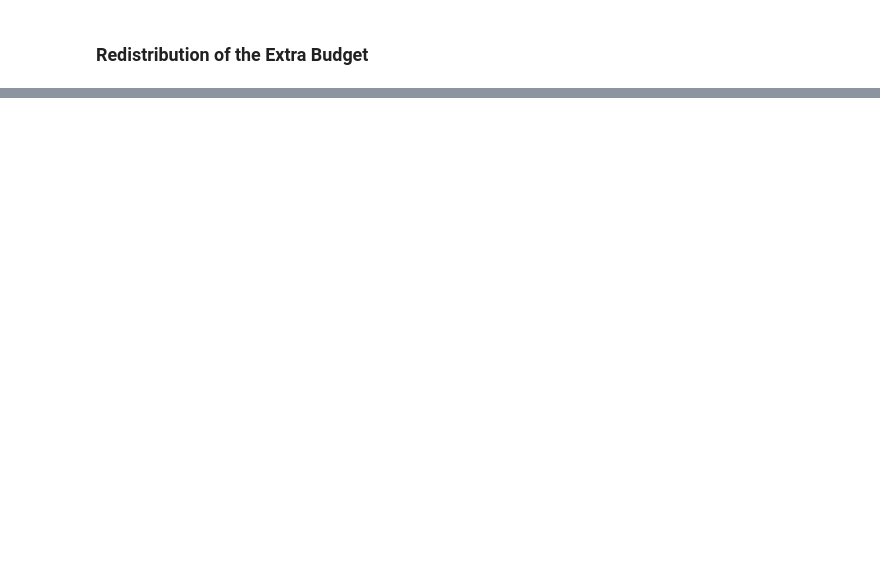
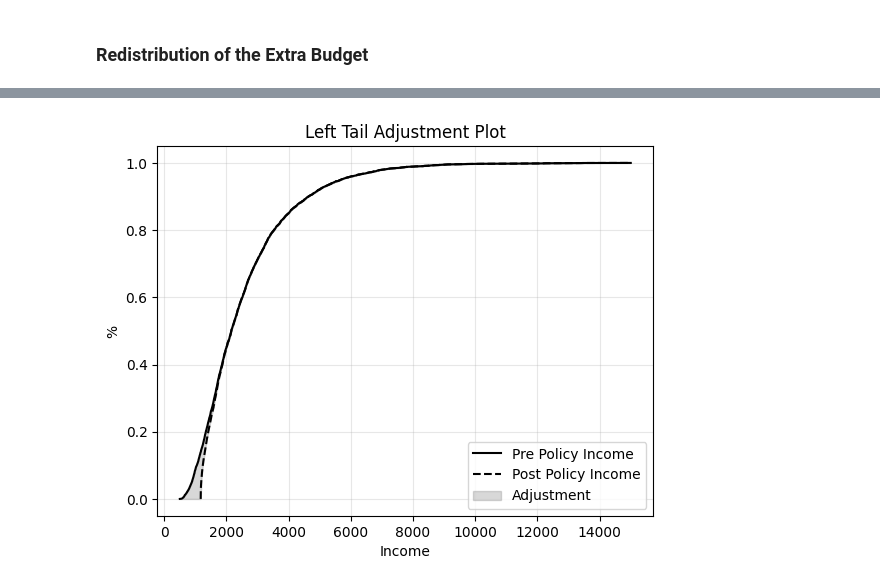
Before and after one commit to Tobia905/cptsim, a Jupyter notebook: notebooks/experiments.ipynb, the cells around one changed output, grey strips where cells are left out. Saved outputs shown, nothing was run; the diff lists cells and outputs as text; code cells hidden in the pictures; blank space fills up the shorter version.

```diff
--- a/notebooks/experiments.ipynb
+++ b/notebooks/experiments.ipynb
@@ -133,0 +130,4 @@ plot_lorenz_curve(incomes, tax_df["income"])
+# %%
+plot_income_cdf(incomes, tax_df["income"])
+# %% [output]
+[figure, added]
```
Also changed, not shown: parts of 13 cells of this notebook, 7 other files.
